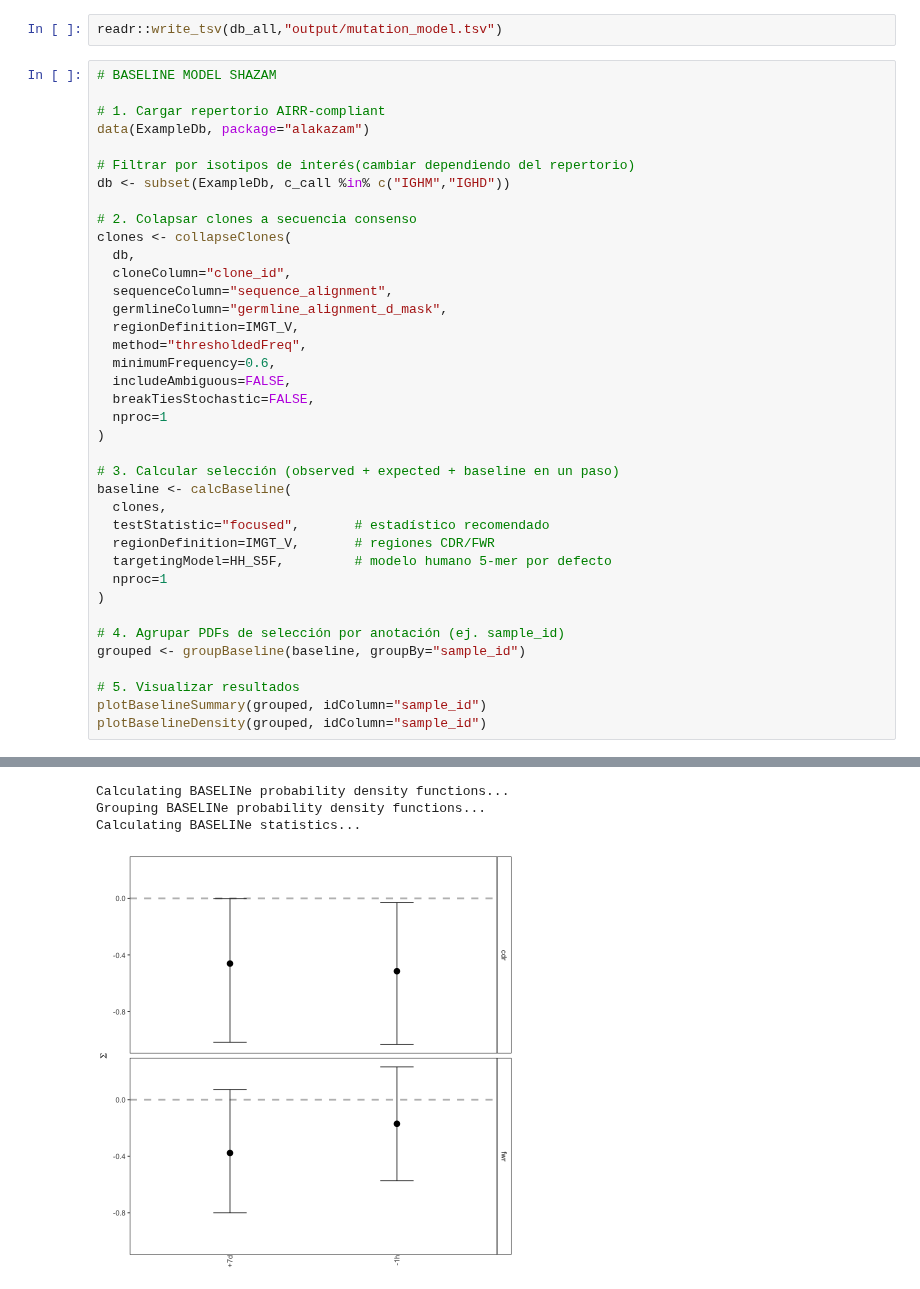
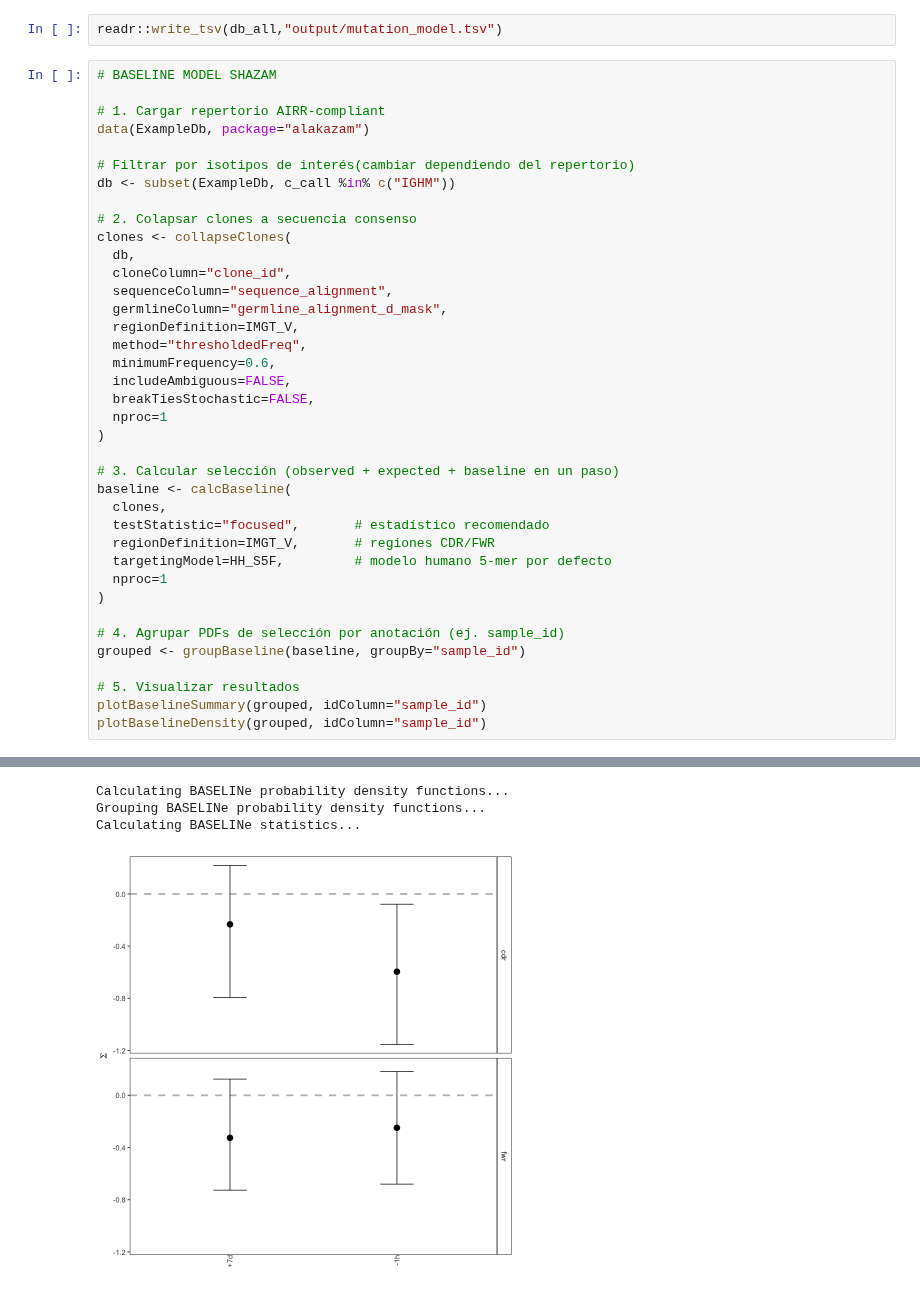
Before and after one commit to sofiacardenase/tesisbioinf-sofia, a Jupyter notebook: notebooks/shmmodelos.ipynb, the cells around one changed output, grey strips where cells are left out. Cells and saved outputs as stored; diff of their text form.

```diff
--- a/notebooks/shmmodelos.ipynb
+++ b/notebooks/shmmodelos.ipynb
@@ -102,7 +102,7 @@ readr::write_tsv(db_all,"output/mutation_model.tsv")
 data(ExampleDb, package="alakazam")
 
 # Filtrar por isotipos de interés(cambiar dependiendo del repertorio)
-db <- subset(ExampleDb, c_call %in% c("IGHM","IGHD"))
+db <- subset(ExampleDb, c_call %in% c("IGHM"))
 
 # 2. Colapsar clones a secuencia consenso
 clones <- collapseClones(
@@ -111,31 +111,31 @@ clones <- collapseClones(
   sequenceColumn="sequence_alignment",
   germlineColumn="germline_alignment_d_mask",
   regionDefinition=IMGT_V,
   method="thresholdedFreq",
   minimumFrequency=0.6,
   includeAmbiguous=FALSE,
   breakTiesStochastic=FALSE,
   nproc=1
 )
 
 # 3. Calcular selección (observed + expected + baseline en un paso)
 baseline <- calcBaseline(
   clones,
   testStatistic="focused",       # estadístico recomendado
   regionDefinition=IMGT_V,       # regiones CDR/FWR
   targetingModel=HH_S5F,         # modelo humano 5-mer por defecto
   nproc=1
 )
 
 # 4. Agrupar PDFs de selección por anotación (ej. sample_id)
 grouped <- groupBaseline(baseline, groupBy="sample_id")
 
 # 5. Visualizar resultados
 plotBaselineSummary(grouped, idColumn="sample_id")
 plotBaselineDensity(grouped, idColumn="sample_id")
 # %% [output]
 calcBaseline will calculate observed and expected mutations for clonal_sequence using clonal_germline as a reference.
 Calculating BASELINe probability density functions...
 Grouping BASELINe probability density functions...
 Calculating BASELINe statistics...
-[figure, old version]
+[figure, new version]
```
Also changed, not shown: parts of 2 cells of this notebook.
